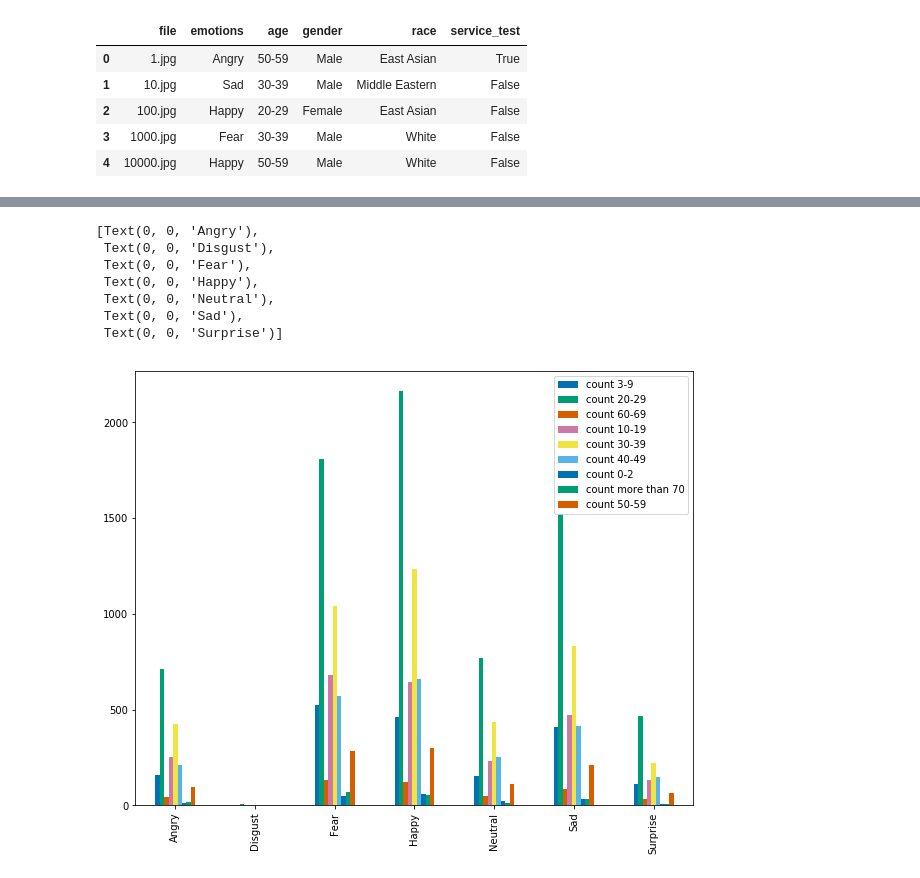
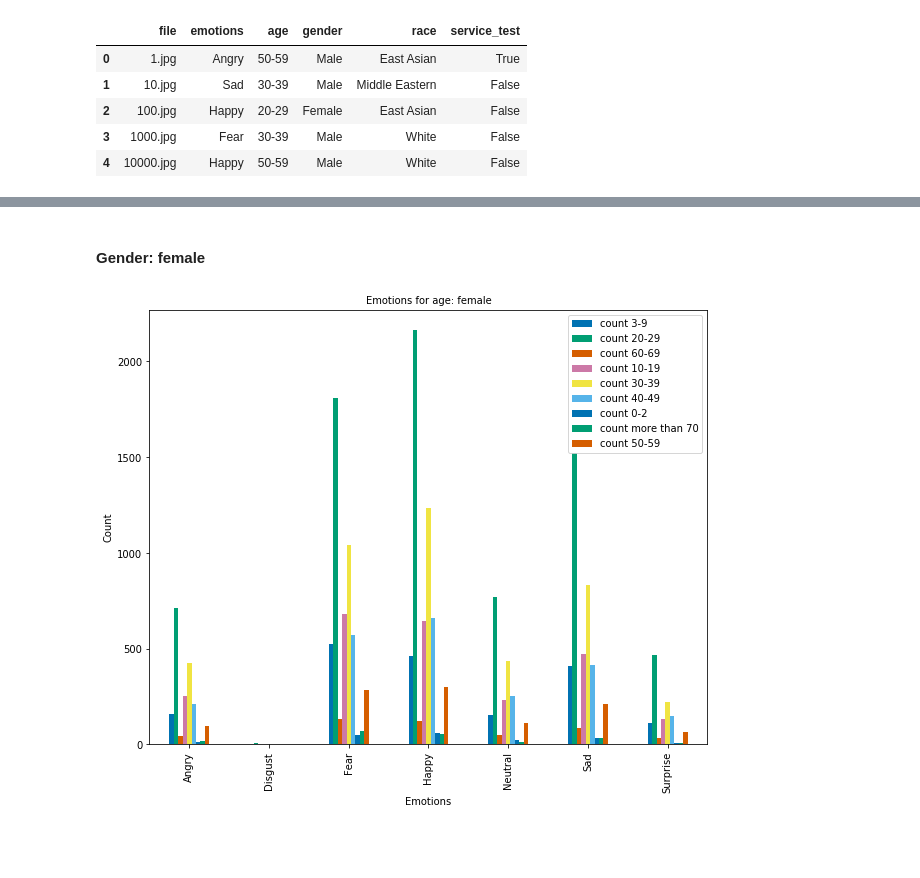
Before and after one commit to EwertonDCSilv/emotion_faces, a Jupyter notebook: tp.ipynb, the cells around one changed output, grey strips where cells are left out. Saved outputs shown, nothing was run; the diff lists cells and outputs as text; code cells hidden in the pictures; blank space fills up the shorter version.

```diff
--- a/tp.ipynb
+++ b/tp.ipynb
@@ -288,14 +262,14 @@ df_merge.plot.bar().set_xticklabels(emotions_list)
+# %% [markdown]
+#### Gender: female
 # %%
 emotions_list = list(df_female['emotions'].unique())
 
 df_merge = mergeForPlot(df_female,'age')
-df_merge.plot.bar().set_xticklabels(emotions_list)
+plotResult = df_merge.plot.bar().set(
+    xticklabels=emotions_list,
+    title="Emotions for age: female",
+    xlabel='Emotions',
+    ylabel="Count"
+)
 # %% [output]
-[Text(0, 0, 'Angry'),
- Text(0, 0, 'Disgust'),
- Text(0, 0, 'Fear'),
- Text(0, 0, 'Happy'),
- Text(0, 0, 'Neutral'),
- Text(0, 0, 'Sad'),
- Text(0, 0, 'Surprise')]
-[figure, old version]
+[figure, new version]
```
Also changed, not shown: parts of 15 cells of this notebook.
